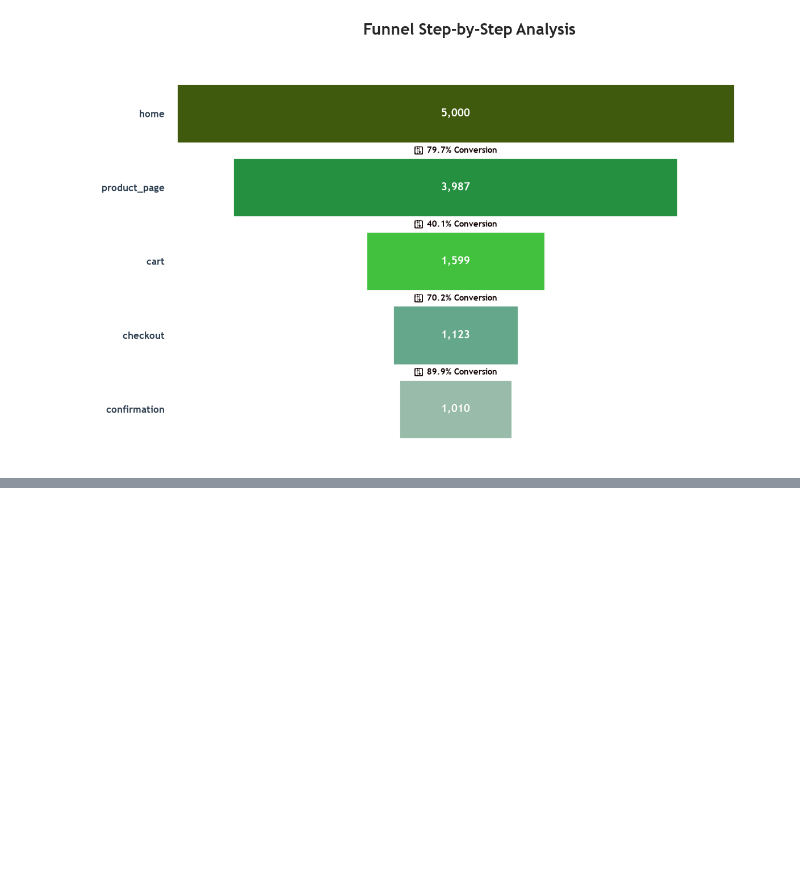
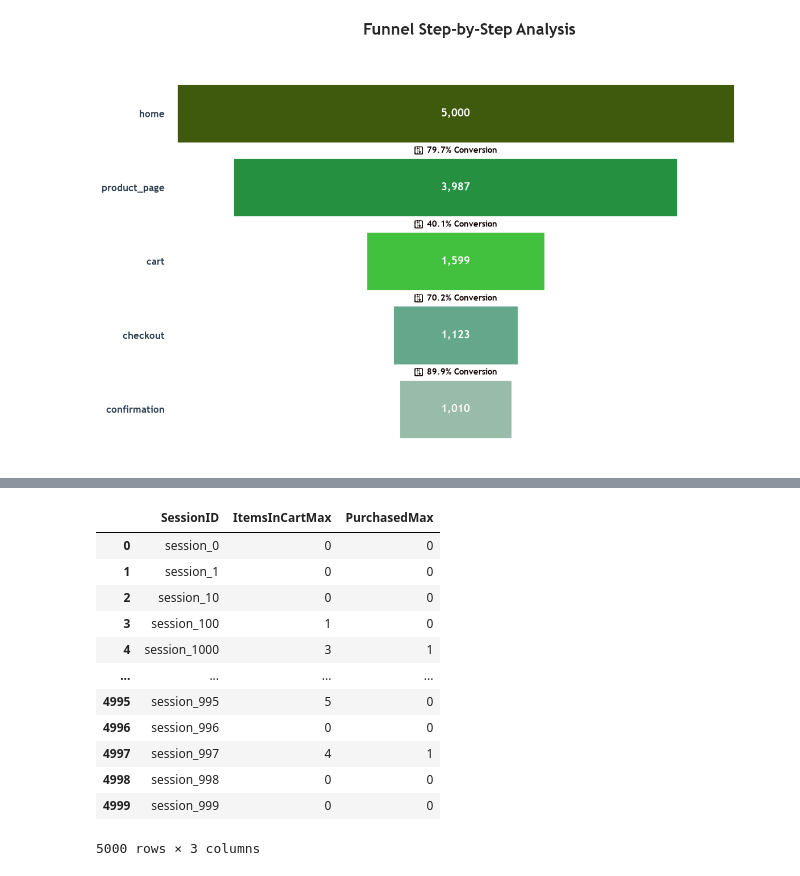
Before and after one commit to RondinellyOliveira/Funnel-Drop, a Jupyter notebook: Funnel_drop_analysis.ipynb, the cells around one changed output, grey strips where cells are left out. Drawn from its saved outputs; the diff is of its cells as text; code cells hidden in the pictures; blank space fills up the shorter version.

```diff
--- a/Funnel_drop_analysis.ipynb
+++ b/Funnel_drop_analysis.ipynb
@@ -437,0 +416,18 @@ plt.show()
+# %%
+# Join the two DataFrames on 'SessionID' to analyze the relationship between items in cart and purchase status.
+dCartPurchase = dItemsInCart.join(dPurchase.set_index('SessionID'), on='SessionID', how='inner')
+dCartPurchase
+# %% [output]
+|  | SessionID | ItemsInCartMax | PurchasedMax |
+| 0 | session_0 | 0 | 0 |
+| 1 | session_1 | 0 | 0 |
+| 2 | session_10 | 0 | 0 |
+| 3 | session_100 | 1 | 0 |
+| 4 | session_1000 | 3 | 1 |
+| ... | ... | ... | ... |
+| 4995 | session_995 | 5 | 0 |
+| 4996 | session_996 | 0 | 0 |
+| 4997 | session_997 | 4 | 1 |
+| 4998 | session_998 | 0 | 0 |
+| 4999 | session_999 | 0 | 0 |
+5000 rows × 3 columns
```
Also changed, not shown: parts of 7 cells of this notebook, 1 other file.
